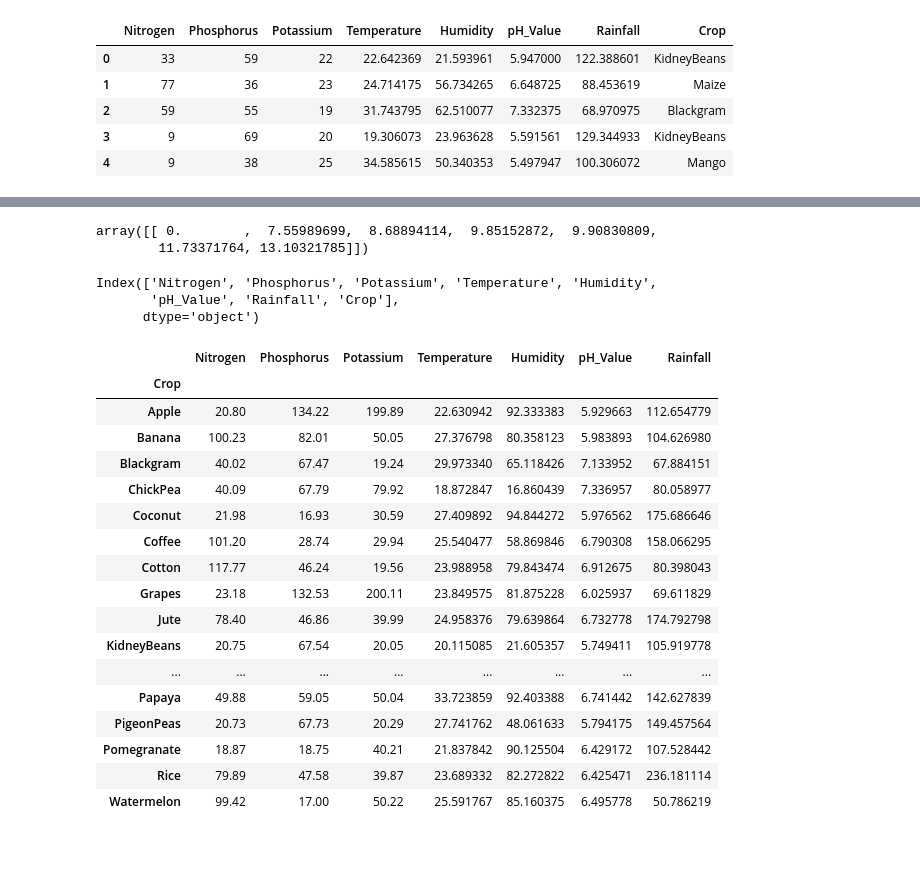
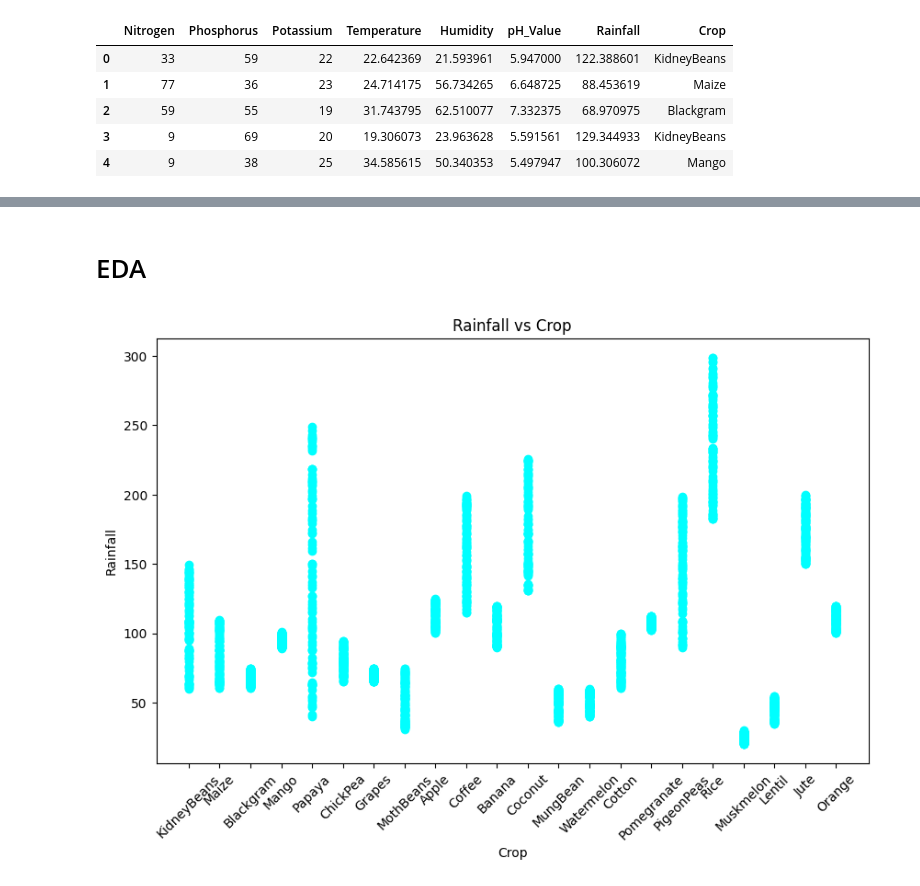
Before and after one commit to Mark-Kitur/crop_recomendation, a Jupyter notebook: KN.ipynb, the cells around one changed output, grey strips where cells are left out. Drawn from its saved outputs; the diff is of its cells as text; code cells hidden in the pictures; blank space fills up the shorter version.

```diff
--- a/KN.ipynb
+++ b/KN.ipynb
@@ -41,34 +15,0 @@ Name: 0, dtype: object
-# %%
-neigh=nbrs.kneighbors(data.iloc[0].drop('Crop').values.reshape(1, -1))
-neigh[0]
-# %% [output]
-array([[ 0.        ,  7.55989699,  8.68894114,  9.85152872,  9.90830809,
-        11.73371764, 13.10321785]])
-# %%
-data.columns
-# %% [output]
-Index(['Nitrogen', 'Phosphorus', 'Potassium', 'Temperature', 'Humidity',
-       'pH_Value', 'Rainfall', 'Crop'],
-      dtype='object')
-# %%
-centrods = data.groupby('Crop')[['Nitrogen', 'Phosphorus', 'Potassium', 'Temperature', 'Humidity', 'pH_Value', 'Rainfall']].mean()
-centrods
-# %% [output]
-|  | Nitrogen | Phosphorus | Potassium | Temperature | Humidity | pH_Value | Rainfall |
-| Crop |  |  |  |  |  |  |  |
-| Apple | 20.80 | 134.22 | 199.89 | 22.630942 | 92.333383 | 5.929663 | 112.654779 |
-| Banana | 100.23 | 82.01 | 50.05 | 27.376798 | 80.358123 | 5.983893 | 104.626980 |
-| Blackgram | 40.02 | 67.47 | 19.24 | 29.973340 | 65.118426 | 7.133952 | 67.884151 |
-| ChickPea | 40.09 | 67.79 | 79.92 | 18.872847 | 16.860439 | 7.336957 | 80.058977 |
-| Coconut | 21.98 | 16.93 | 30.59 | 27.409892 | 94.844272 | 5.976562 | 175.686646 |
-| Coffee | 101.20 | 28.74 | 29.94 | 25.540477 | 58.869846 | 6.790308 | 158.066295 |
-| Cotton | 117.77 | 46.24 | 19.56 | 23.988958 | 79.843474 | 6.912675 | 80.398043 |
-| Grapes | 23.18 | 132.53 | 200.11 | 23.849575 | 81.875228 | 6.025937 | 69.611829 |
-| Jute | 78.40 | 46.86 | 39.99 | 24.958376 | 79.639864 | 6.732778 | 174.792798 |
-| KidneyBeans | 20.75 | 67.54 | 20.05 | 20.115085 | 21.605357 | 5.749411 | 105.919778 |
-| ... | ... | ... | ... | ... | ... | ... | ... |
-| Papaya | 49.88 | 59.05 | 50.04 | 33.723859 | 92.403388 | 6.741442 | 142.627839 |
-| PigeonPeas | 20.73 | 67.73 | 20.29 | 27.741762 | 48.061633 | 5.794175 | 149.457564 |
-| Pomegranate | 18.87 | 18.75 | 40.21 | 21.837842 | 90.125504 | 6.429172 | 107.528442 |
-| Rice | 79.89 | 47.58 | 39.87 | 23.689332 | 82.272822 | 6.425471 | 236.181114 |
-| Watermelon | 99.42 | 17.00 | 50.22 | 25.591767 | 85.160375 | 6.495778 | 50.786219 |
@@ -77,0 +16,13 @@ knn
+# %% [markdown]
+# EDA
+# %%
+plt.figure(figsize=(10, 6))
+
+plt.scatter(data['Crop'], data['Rainfall'], color='cyan')
+plt.xlabel('Crop')
+plt.ylabel('Rainfall')
+plt.title('Rainfall vs Crop')
+plt.xticks(rotation=45)
+plt.show()
+# %% [output]
+[figure, added]
```
Also changed, not shown: parts of 13 cells of this notebook.
